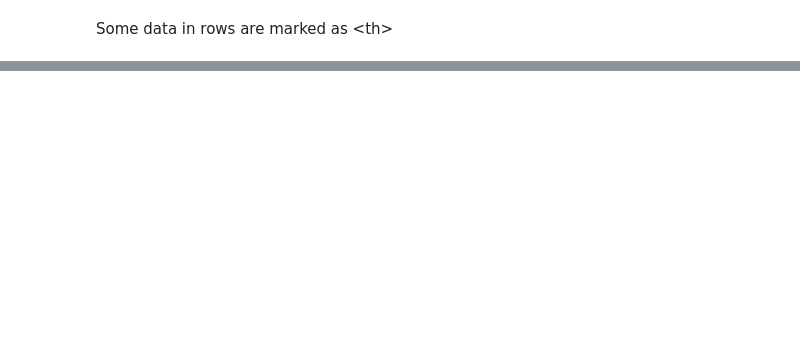
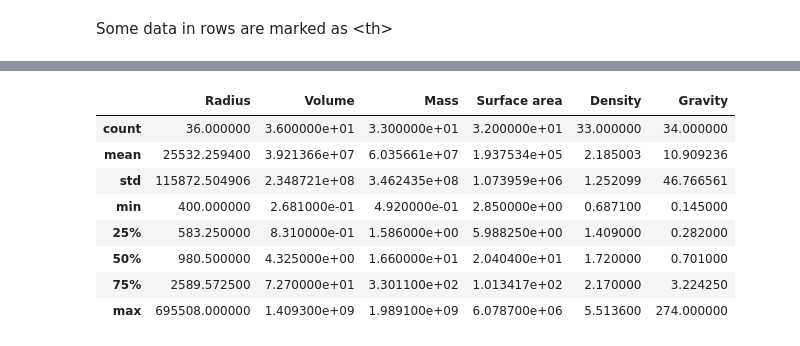
Before and after one commit to Ednaxx/Web-Data-Scraping, a Jupyter notebook: SolarSystemBigObjects.ipynb, the cells around one changed output, grey strips where cells are left out. Saved outputs shown, nothing was run; the diff lists cells and outputs as text; code cells hidden in the pictures; blank space fills up the shorter version.

Commit message:
Cleaned and parsed SolarSystem data

```diff
--- a/SolarSystemBigObjects.ipynb
+++ b/SolarSystemBigObjects.ipynb
@@ -39,5 +41,8 @@ I will remove the Earth-based metrics columns, since we can calculated that base
 
 table_headers = all_headers[:10]
 table_headers.remove('Image')
+table_headers[0] = "Body"
+table_headers[1] = "Radius"
+table_headers[6] = "Gravity"
 table_headers
 # %% [output]
@@ -92,2 +93,8 @@ data
 # %%
 import pandas as pd
+# %%
+matrix = np.matrix(data)
+df = pd.DataFrame(matrix)
+
+df = df.drop([1,3,5,7,9,12], axis=1)
+df.columns = table_headers
@@ -93,0 +112,14 @@ import pandas as pd
+# %%
+def clean_strings(data):
+    return (data.strip()
+            .split("±")[0]
+            .split("+")[0]
+            .split("[")[0]
+            .replace(",", "")
+            .replace("≈", "")
+            )
+
+df = df.map(clean_strings)
+df[["Radius", "Volume", "Mass", "Surface area", "Density", "Gravity"]] = df[["Radius", "Volume", "Mass", "Surface area", "Density", "Gravity"]].apply(pd.to_numeric, errors='coerce')
+
+df.head()
@@ -93,0 +184,12 @@ import pandas as pd
+# %%
+df.describe()
+# %% [output]
+|  | Radius | Volume | Mass | Surface area | Density | Gravity |
+| count | 36.000000 | 3.600000e+01 | 3.300000e+01 | 3.200000e+01 | 33.000000 | 34.000000 |
+| mean | 25532.259400 | 3.921366e+07 | 6.035661e+07 | 1.937534e+05 | 2.185003 | 10.909236 |
+| std | 115872.504906 | 2.348721e+08 | 3.462435e+08 | 1.073959e+06 | 1.252099 | 46.766561 |
+| min | 400.000000 | 2.681000e-01 | 4.920000e-01 | 2.850000e+00 | 0.687100 | 0.145000 |
+| 25% | 583.250000 | 8.310000e-01 | 1.586000e+00 | 5.988250e+00 | 1.409000 | 0.282000 |
+| 50% | 980.500000 | 4.325000e+00 | 1.660000e+01 | 2.040400e+01 | 1.720000 | 0.701000 |
+| 75% | 2589.572500 | 7.270000e+01 | 3.301100e+02 | 1.013417e+02 | 2.170000 | 3.224250 |
+| max | 695508.000000 | 1.409300e+09 | 1.989100e+09 | 6.078700e+06 | 5.513600 | 274.000000 |
```
Also changed, not shown: parts of 15 cells of this notebook.
